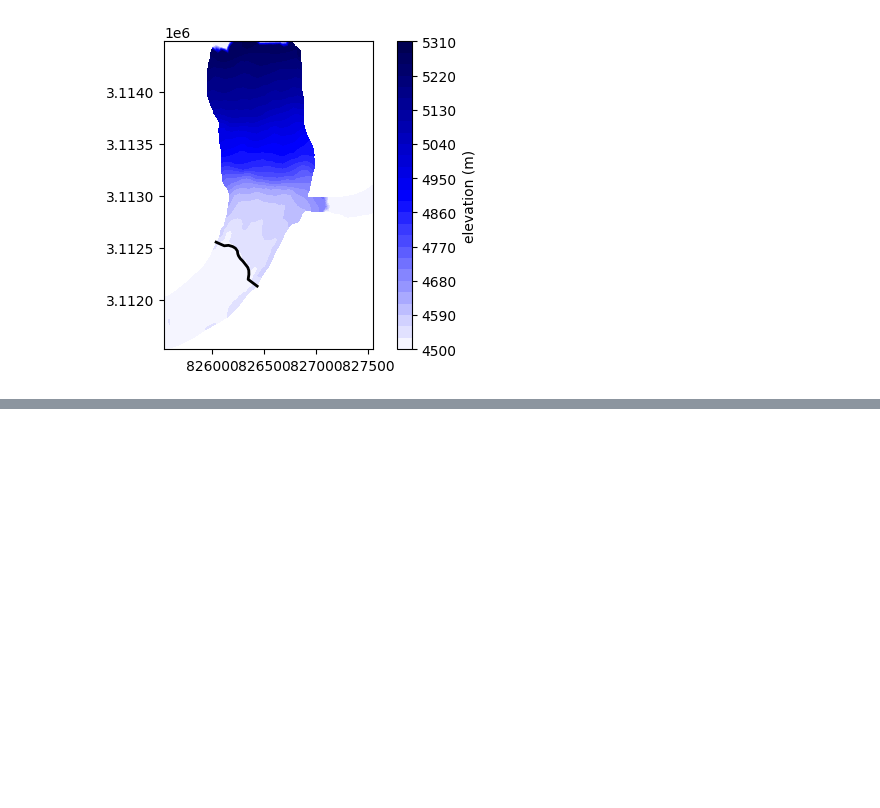
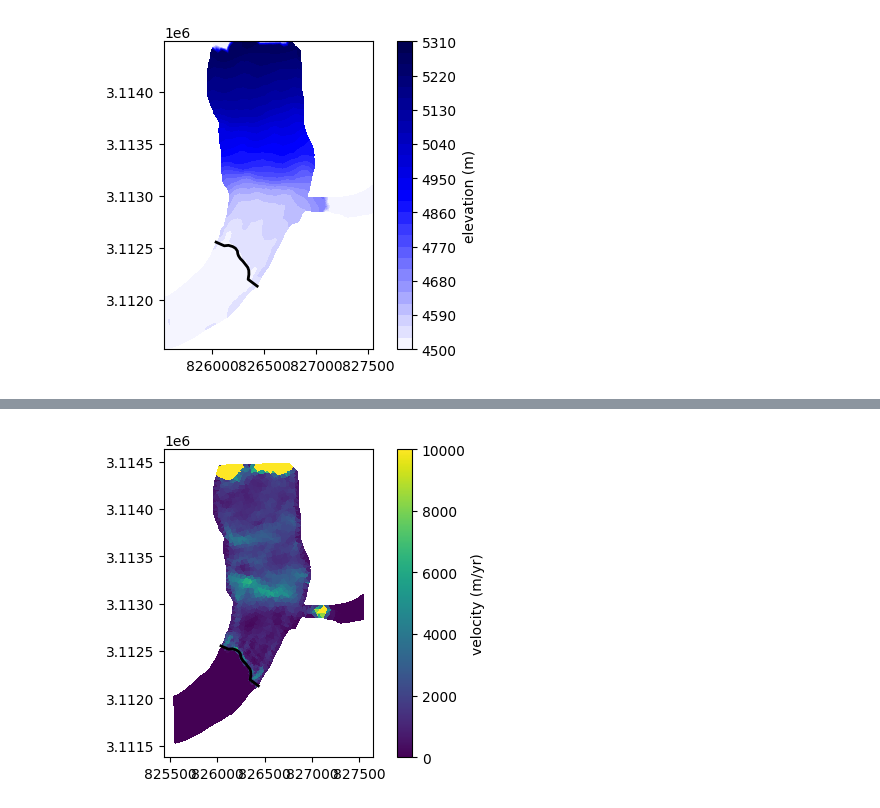
Before and after one commit to chrismiele/glimmer, a Jupyter notebook: issm/mesh_luggye.ipynb, the cells around one changed output, grey strips where cells are left out. Drawn from its saved outputs; the diff is of its cells as text; code cells hidden in the pictures; blank space fills up the shorter version.

```diff
--- a/issm/mesh_luggye.ipynb
+++ b/issm/mesh_luggye.ipynb
@@ -306,5 +329,4 @@ dem_on_mesh = z[row, col]
 waterline = 4500
 dem_on_mesh[np.where(np.isnan(dem_on_mesh))] = waterline #for now, set nans to waterline level
 dem_on_mesh[dem_on_mesh < waterline] = waterline #and anything below waterline level as well
-md.geometry.surface = dem_on_mesh #this can be the surface
 # %%
@@ -321,0 +345,16 @@ plt.show()
+# %%
+md = setflowequation(md, 'SIA', 'all')
+
+md.geometry.surface = dem_on_mesh.copy() #this can be the surface
+md.geometry.thickness = 100*np.ones_like(mx)
+md.geometry.base = md.geometry.surface - md.geometry.thickness
+md.masstransport.spcthickness = np.full(mx.size, np.nan)
+md.stressbalance.referential = np.nan*np.ones((len(mx), 6))
+md.stressbalance.loadingforce = np.zeros((len(mx), 3))
+md.miscellaneous.name = 'sia_test'
+num_e = md.mesh.numberofelements
+md.friction.coefficient = 10*np.ones((num_e))
+md.friction.p = np.ones((num_e))
+md.friction.q = np.ones((num_e))
+# %%
+md = solve(md, 'StressBalance')
@@ -321,0 +379,11 @@ plt.show()
+# %%
+velocity_solution = md.results.StressbalanceSolution.Vel.flatten()
+
+plt.figure(figsize = (6, 4))
+plt.tripcolor(mx, my, elts, velocity_solution, vmin = 0, vmax = 1e4)
+plt.plot(tx, ty, 'k-', linewidth = 2, label = 'terminus')
+plt.colorbar(label = 'velocity (m/yr)')
+plt.gca().set_aspect('equal')
+plt.show()
+# %% [output]
+[figure, added]
```
Also changed, not shown: parts of 7 cells of this notebook.
